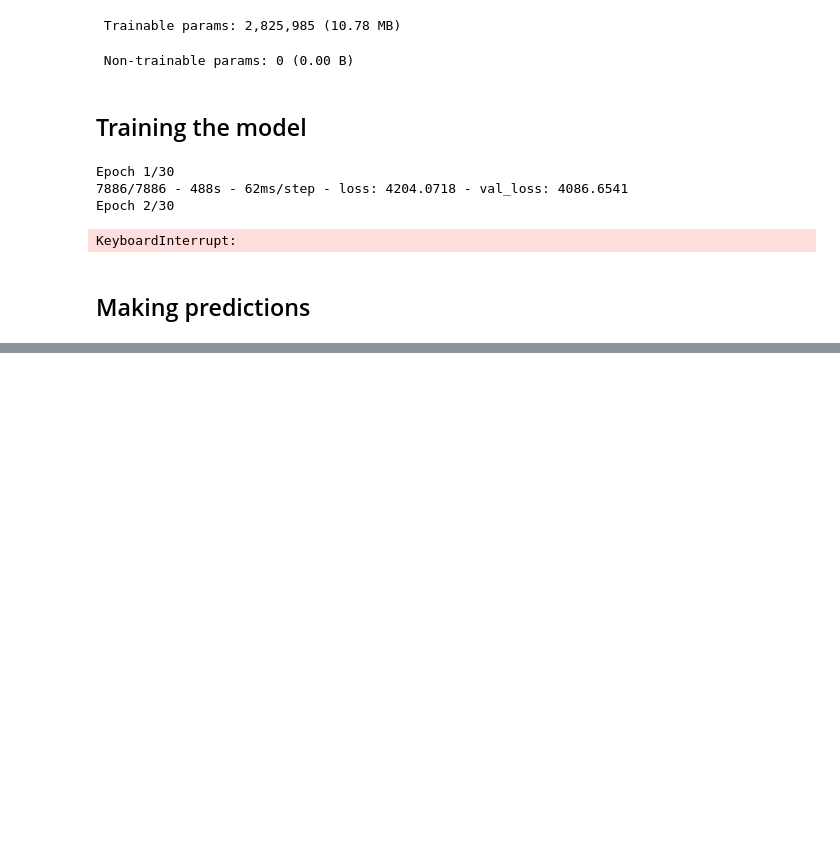
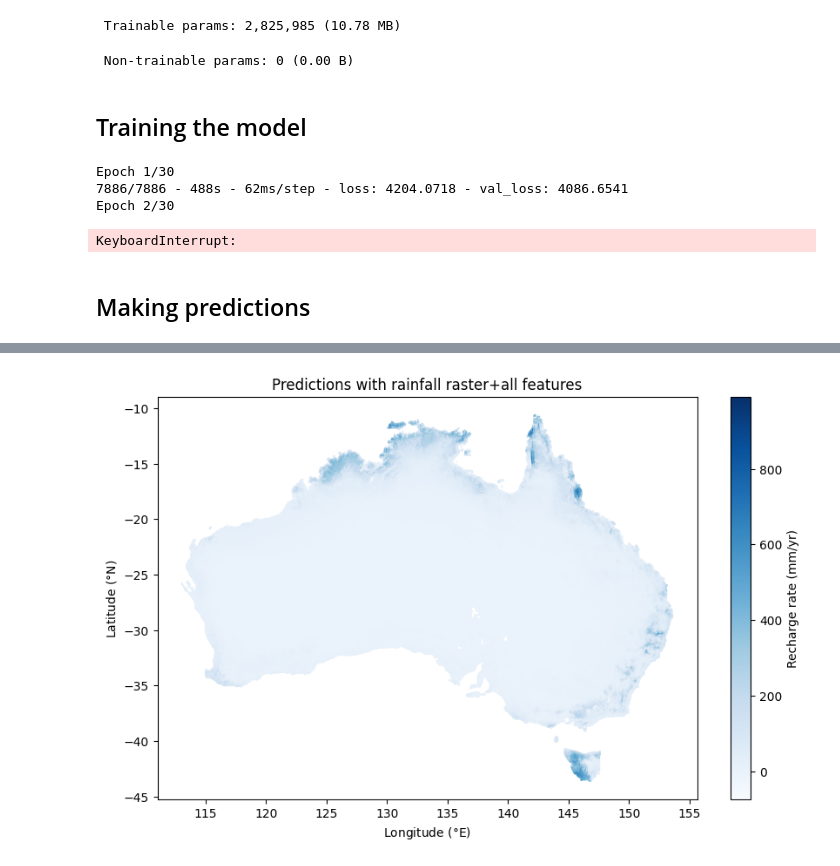
Before and after one commit to Roseparsley8972/CEGM2003-Water, a Jupyter notebook: New model/CNN_from_R/CNN_final.ipynb, the cells around one changed output, grey strips where cells are left out. Saved outputs shown, nothing was run; the diff lists cells and outputs as text; code cells hidden in the pictures; blank space fills up the shorter version.

Commit message:
added prediction map

```diff
--- a/New model/CNN_from_R/CNN_final.ipynb
+++ b/New model/CNN_from_R/CNN_final.ipynb
@@ -443,0 +440,15 @@ model.save_weights('model_rain_all_400.weights.h5')
+# %%
+australia = pd.read_csv(os.path.join('../data/', 'Australia_grid_0p05_data_with_rain.csv'))
+x_aus_loc = australia[loc_features]
+
+x_aus_loc_norm = normalizer.normalize(x_aus_loc)
+
+#train
+geometry_aus = [Point(xy) for xy in zip(x_aus_loc['lon'], x_aus_loc['lat'])]
+x_aus_gdf = gpd.GeoDataFrame(x_aus_loc, geometry=geometry_aus, crs="EPSG:3577")  # WGS84 (lat/lon)
+
+x_aus_gdf['x'] = x_aus_gdf.geometry.x
+x_aus_gdf['y'] = x_aus_gdf.geometry.y
+# %%
+x_aus_imgs = centered_img(x_aus_gdf)
+x_aus_imgs_norm = normalizer_imgs.normalize(x_aus_imgs)
@@ -443,0 +457,5 @@ model.save_weights('model_rain_all_400.weights.h5')
+# %%
+x_aus = [np.transpose(x_aus_imgs_norm, (0, 2, 3, 1)), x_aus_loc_norm]
+# %%
+model.load_weights('models/model_rain_all_400.weights.h5')
+predictions_australia = model.predict(x_aus)
@@ -443,0 +464,20 @@ model.save_weights('model_rain_all_400.weights.h5')
+# %%
+import matplotlib.pyplot as plt
+
+# Extract latitude and longitude
+latitudes = x_aus_loc['lat']
+longitudes = x_aus_loc['lon']
+
+# Flatten the predictions to match the lat/lon pairs
+predictions_flat = predictions_australia.flatten()
+
+# Create the plot
+plt.figure(figsize=(10, 6))
+sc = plt.scatter(longitudes, latitudes, s=0.1, c=predictions_flat, cmap='Blues')
+plt.colorbar(sc, label='Recharge rate (mm/yr)')
+plt.xlabel('Longitude ($\degree$E)')
+plt.ylabel('Latitude ($\degree$N)')
+plt.title('Predictions with rainfall raster+all features')
+plt.show()
+# %% [output]
+[figure, added]
```
Also changed, not shown: parts of 5 cells of this notebook, 2 other files.
